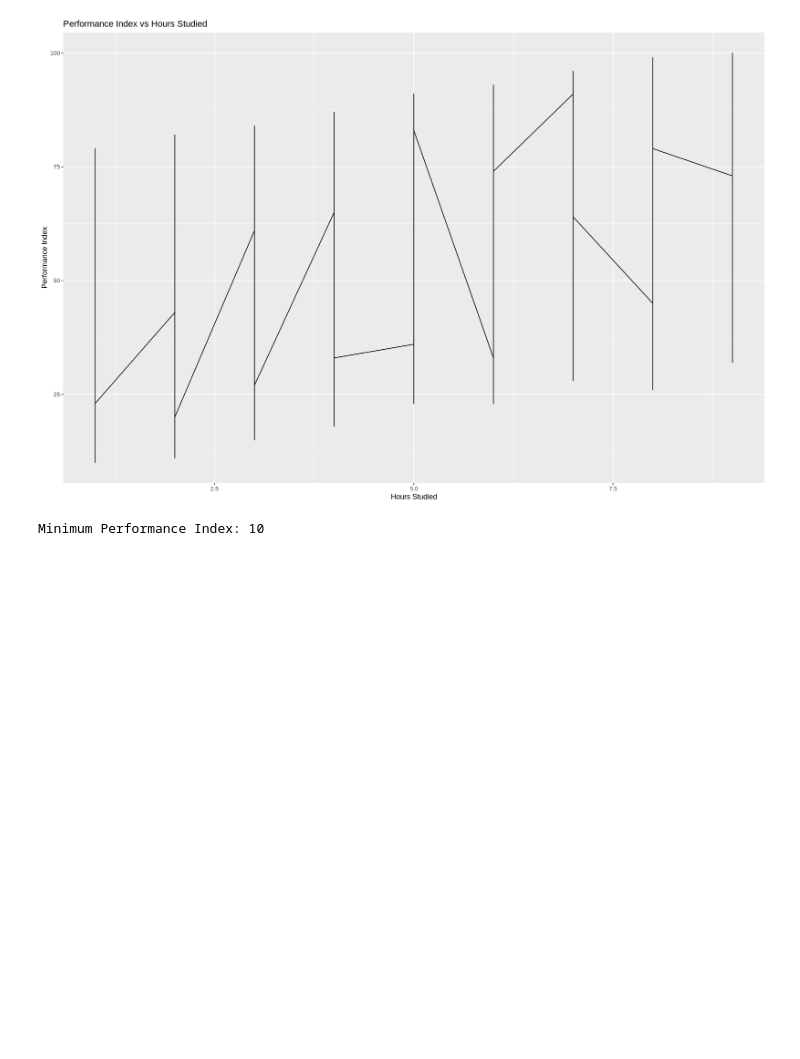
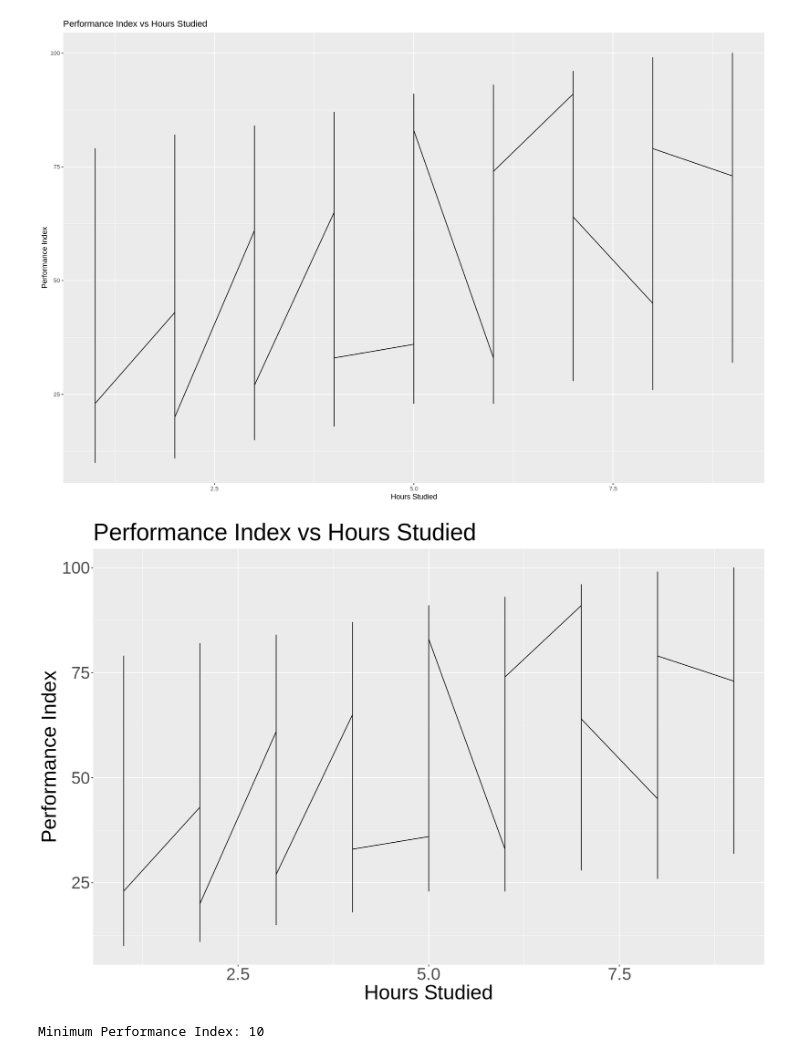
Before and after one commit to PabloNatB/Student-Perfomance-Regression, a Jupyter notebook: Student_Regresion.ipynb, the cells around one changed output. Cells and saved outputs as stored; diff of their text form; code cells hidden in the pictures; blank space fills up the shorter version.

```diff
--- a/Student_Regresion.ipynb
+++ b/Student_Regresion.ipynb
@@ -114,6 +114,18 @@ ggplot(df, aes(x = Hours.Studied, y = Performance.Index)) +
   ggtitle("Performance Index vs Hours Studied")
 # %% [output]
 [figure]
+# %%
+ggplot(df, aes(x = Hours.Studied, y = Performance.Index)) +
+  geom_line() +
+  xlab("Hours Studied") +
+  ylab("Performance Index") +
+  ggtitle("Performance Index vs Hours Studied") +
+  theme(axis.title.x = element_text(size = 30),
+        axis.title.y = element_text(size = 30),
+        plot.title = element_text(size = 35),
+        axis.text = element_text(size = 25))
+# %% [output]
+[figure, added]
 # %%
 
 # Check the overall distribution of the response variable
```
Also changed, not shown: parts of 25 cells of this notebook.
